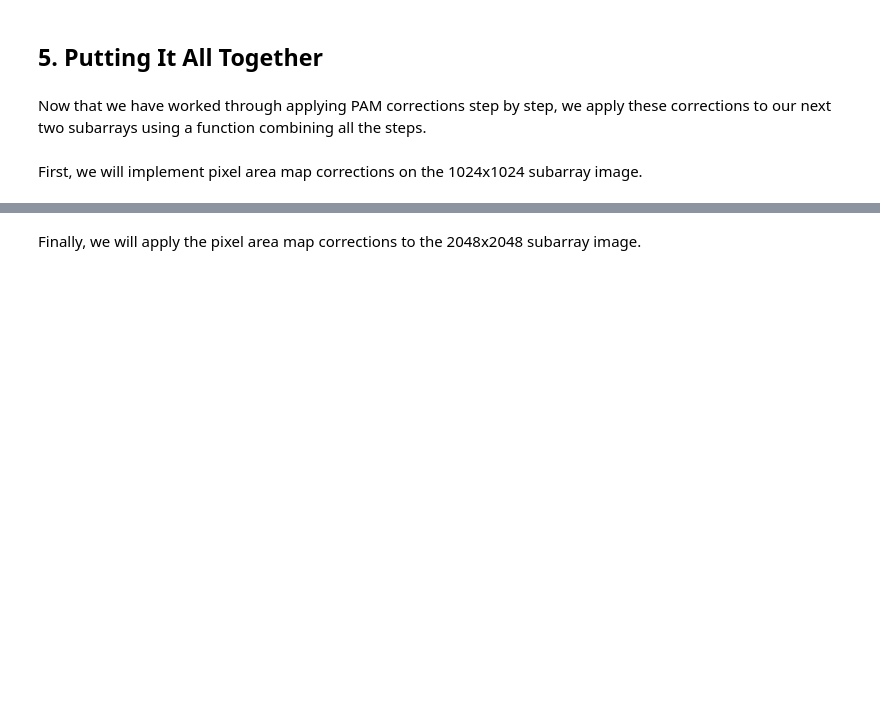
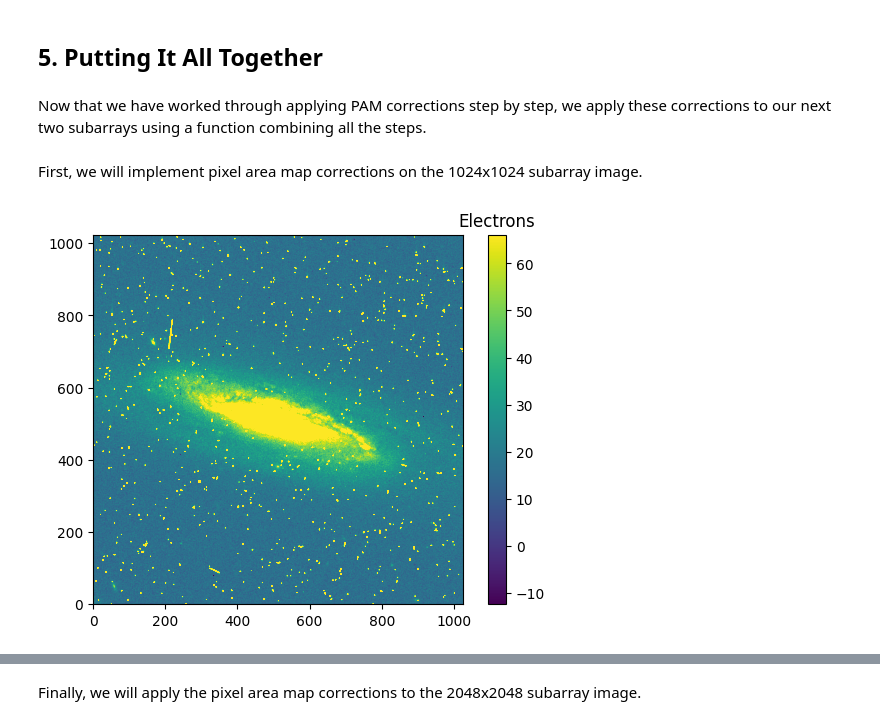
Before and after one commit to spacetelescope/WFC3Library, a Jupyter notebook: notebooks/uvis_pam_corrections/WFC3_UVIS_Pixel_Area_Map_Corrections_for_Subarrays.ipynb, the cells around one changed output, grey strips where cells are left out. Saved outputs shown, nothing was run; the diff lists cells and outputs as text; code cells hidden in the pictures; blank space fills up the shorter version.

```diff
--- a/notebooks/uvis_pam_corrections/WFC3_UVIS_Pixel_Area_Map_Corrections_for_Subarrays.ipynb
+++ b/notebooks/uvis_pam_corrections/WFC3_UVIS_Pixel_Area_Map_Corrections_for_Subarrays.ipynb
@@ -267,8 +337,12 @@ scihdr_1024=hdu_1024[1].header
 # %%
 #We use zcale to find the min and max for plotting
 vmin_1024, vmax_1024 = zscale(data_1024)
 
-plt.imshow(data_1024,vmin=vmin_1024,vmax=vmax_1024, origin='lower')
+im=plt.imshow(data_1024,vmin=vmin_1024,vmax=vmax_1024, origin='lower')
+clb = plt.colorbar(im)
+_=clb.ax.set_title('Electrons')
+# %% [output]
+[figure, added]
 # %%
 pamcorr_data_1024=make_PAMcorr_image_UVIS(data=data_1024, scihdr=scihdr_1024, pamdir='')
 # %%
```
Also changed, not shown: parts of 18 cells of this notebook.
